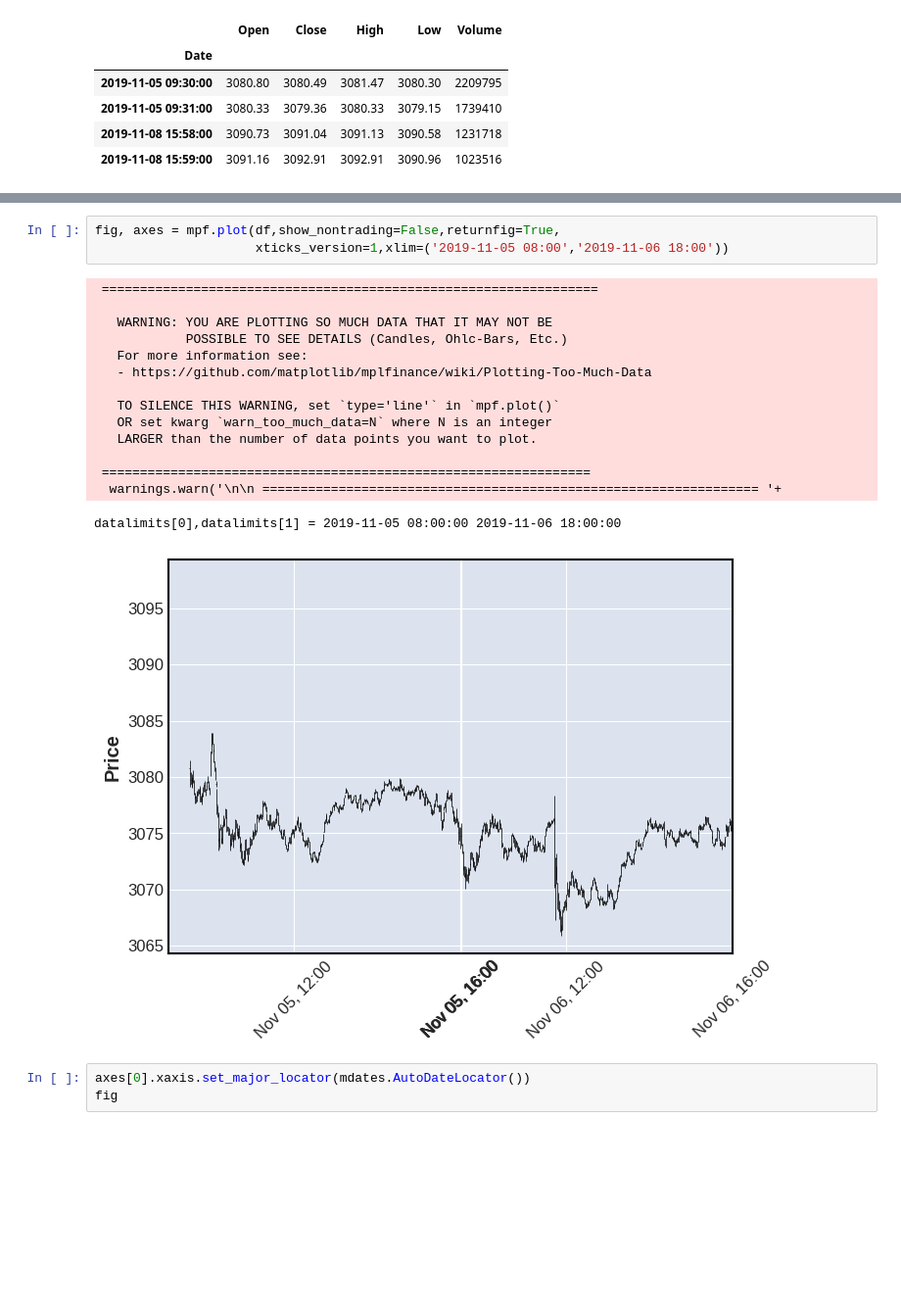
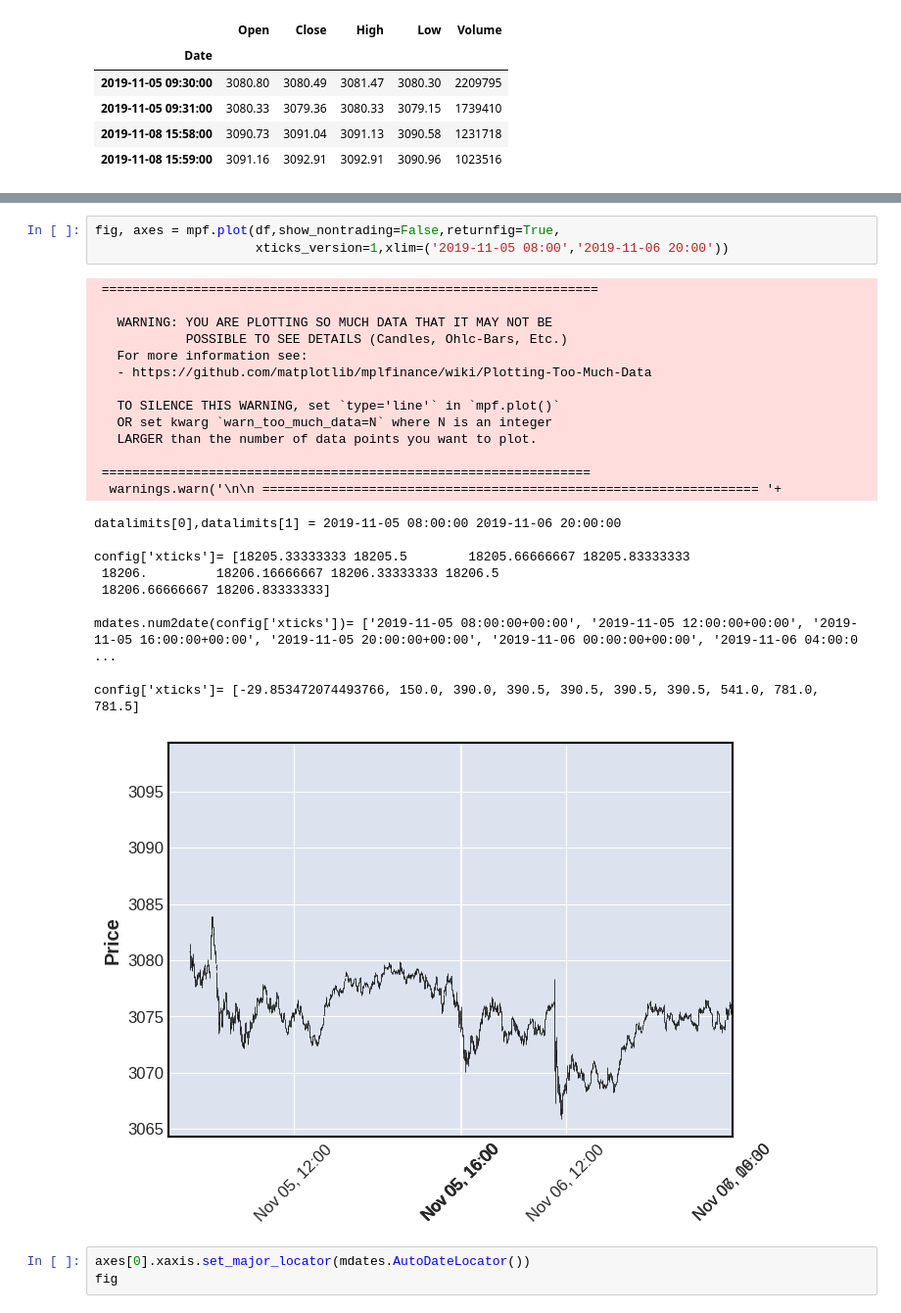
Before and after one commit to dino-g/mplfinance, a Jupyter notebook: examples/scratch_pad/xticks_experiments.ipynb, the cells around one changed output, grey strips where cells are left out. Shown: that part at 98% size. Saved outputs shown, nothing was run; the diff lists cells and outputs as text; blank space fills up the shorter version.

```diff
--- a/examples/scratch_pad/xticks_experiments.ipynb
+++ b/examples/scratch_pad/xticks_experiments.ipynb
@@ -422,23 +432,31 @@ datalimits[0],datalimits[1] = 2019-11-05 08:00:00 2019-11-05 18:00:00
 [figure]
 # %%
 fig, axes = mpf.plot(df,show_nontrading=False,returnfig=True,
-                     xticks_version=1,xlim=('2019-11-05 08:00','2019-11-06 18:00'))
+                     xticks_version=1,xlim=('2019-11-05 08:00','2019-11-06 20:00'))
 # %% [output]
  =================================================================
 
    WARNING: YOU ARE PLOTTING SO MUCH DATA THAT IT MAY NOT BE
             POSSIBLE TO SEE DETAILS (Candles, Ohlc-Bars, Etc.)
    For more information see:
    - https://github.com/matplotlib/mplfinance/wiki/Plotting-Too-Much-Data
 
    TO SILENCE THIS WARNING, set `type='line'` in `mpf.plot()`
    OR set kwarg `warn_too_much_data=N` where N is an integer
    LARGER than the number of data points you want to plot.
 
  ================================================================
   warnings.warn('\n\n ================================================================= '+
-datalimits[0],datalimits[1] = 2019-11-05 08:00:00 2019-11-06 18:00:00
+datalimits[0],datalimits[1] = 2019-11-05 08:00:00 2019-11-06 20:00:00
+
+config['xticks']= [18205.33333333 18205.5        18205.66666667 18205.83333333
+ 18206.         18206.16666667 18206.33333333 18206.5
+ 18206.66666667 18206.83333333]
+
+mdates.num2date(config['xticks'])= ['2019-11-05 08:00:00+00:00', '2019-11-05 12:00:00+00:00', '2019-11-05 16:00:00+00:00', '2019-11-05 20:00:00+00:00', '2019-11-06 00:00:00+00:00', '2019-11-06 04:00:0 ...
+
+config['xticks']= [-29.853472074493766, 150.0, 390.0, 390.5, 390.5, 390.5, 390.5, 541.0, 781.0, 781.5]
-[figure, old version]
+[figure, new version]
 # %%
 axes[0].xaxis.set_major_locator(mdates.AutoDateLocator())
 fig
```
Also changed, not shown: parts of 3 cells of this notebook, 1 other file.
